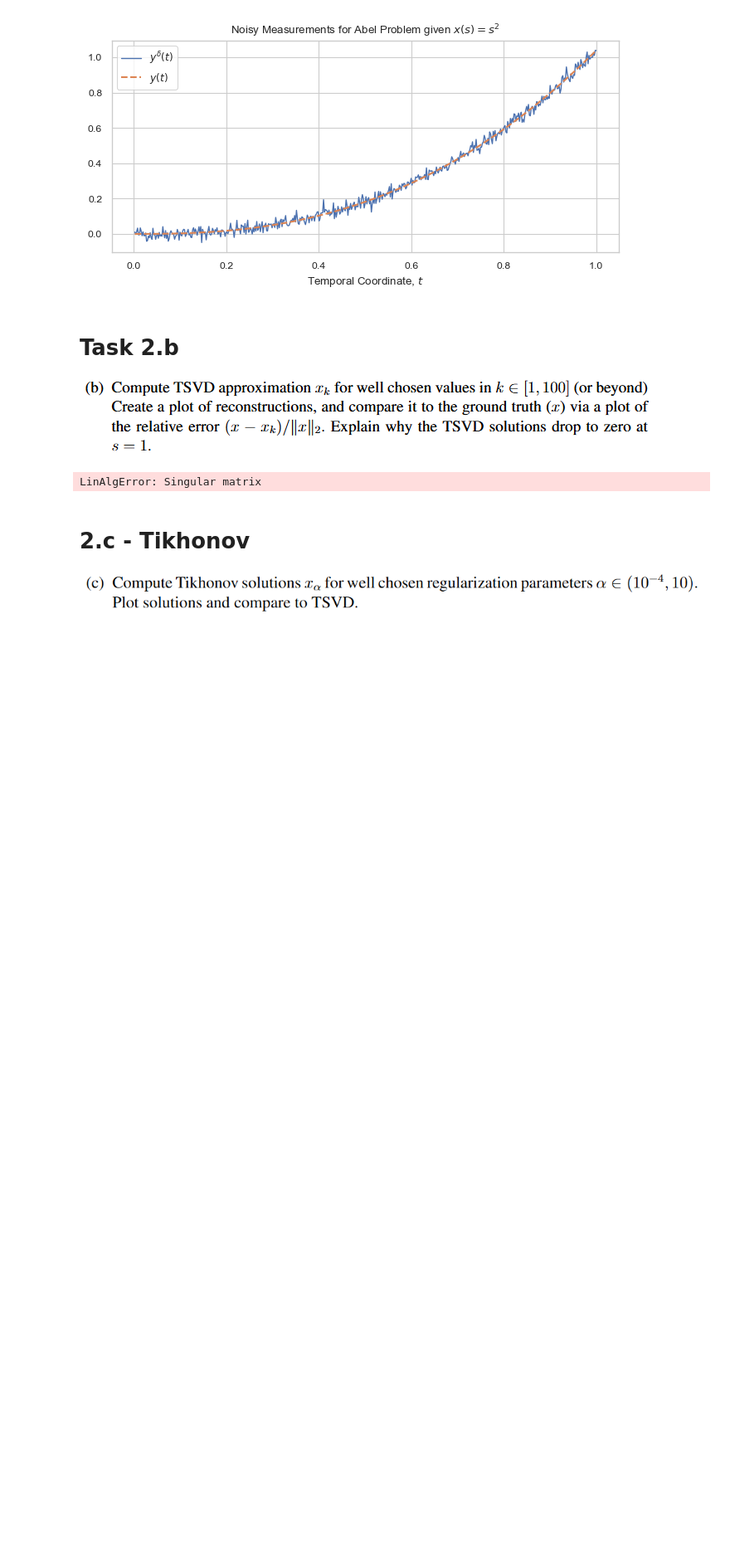
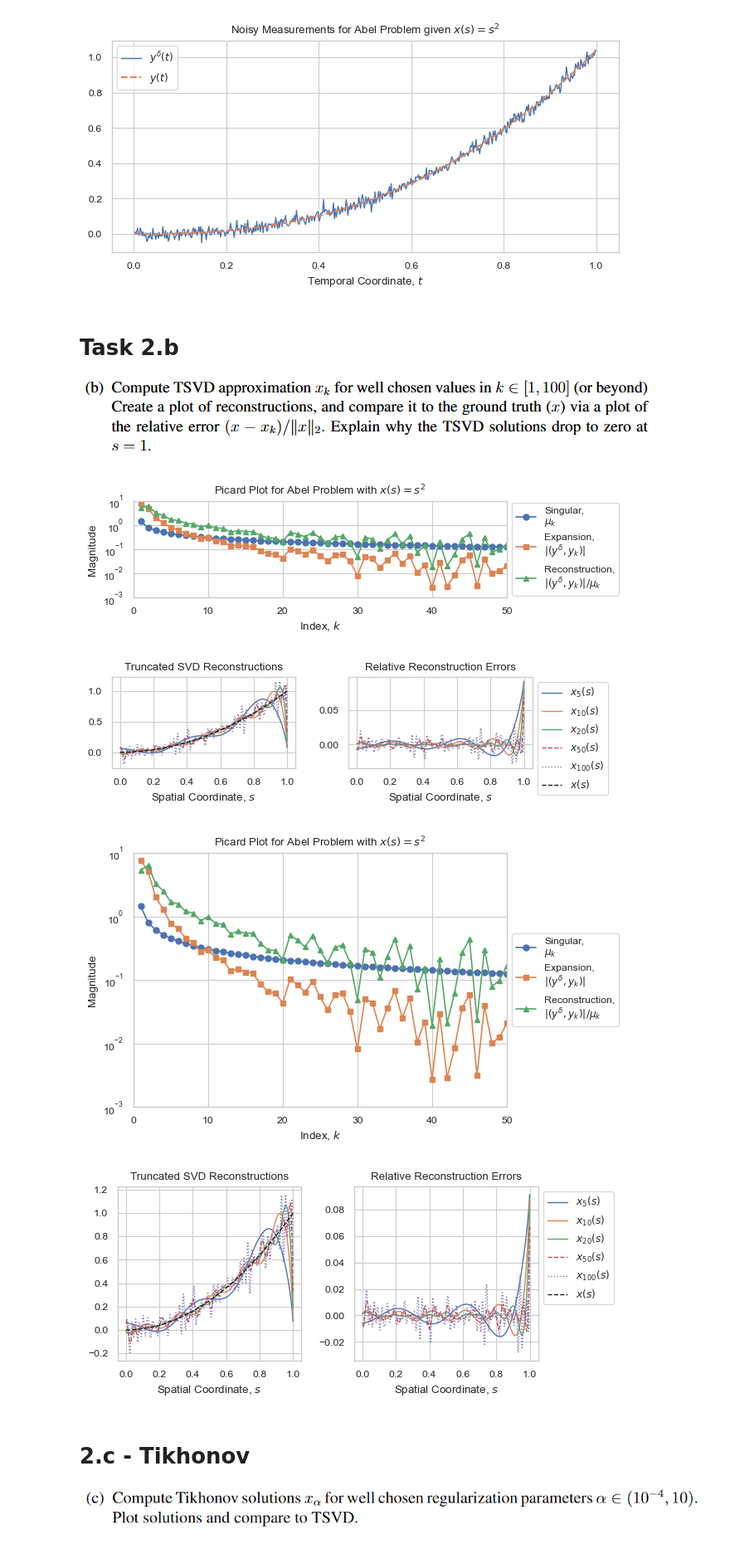
Before and after one commit to JeppeKlitgaard/DTU-02624-Inverse-Problems-and-Imaging, a Jupyter notebook: HW1/code.ipynb, the cells around one changed output. Shown at 83% size. Saved outputs shown, nothing was run; the diff lists cells and outputs as text; code cells hidden in the pictures; blank space fills up the shorter version.

```diff
--- a/HW1/code.ipynb
+++ b/HW1/code.ipynb
@@ -345,7 +328,7 @@ U, S, Vh = np.linalg.svd(A)
 expansion_coefficients = np.abs(U.T @ y_noisy)
 reconstruction_coefficients = expansion_coefficients / S
 # Perform Picard plot
-plt.figure(figsize=(PAPER_WIDTH_IN, 2.3))
+plt.figure(figsize=(PAPER_WIDTH_IN, 2.1))
 plt.title("Picard Plot for Abel Problem with $x(s) = s^2$")
 plt.plot(j, S, marker="o", ls="-", ms=5, label="Singular,\n$μ_k$")
 plt.plot(
@@ -412,34 +395,37 @@ for k in ks:
         relative_error = (x_true - x_reconstructed) / np.linalg.norm(x_true)
         ax_error.plot(s, relative_error, color=real_plot[0].get_color(), **plot_kws)
 
 ax_real.plot(s, x_true, label="$x(s)$", lw=1, ls="--", color="k")
 ax_real.set_xlabel("Spatial Coordinate, $s$")
 ax_error.set_xlabel("Spatial Coordinate, $s$")
 ax_real.set_title("Truncated SVD Reconstructions")
 ax_error.set_title("Relative Reconstruction Errors")
 
 # Legend stuff
 # Collect all handles and labels from both axes
 handles_real, labels_real = ax_real.get_legend_handles_labels()
 handles_error, labels_error = ax_error.get_legend_handles_labels()
 
 # Place combined legend on ax_error, to the right
 ax_error.legend(
     handles_real + handles_error,
     labels_real + labels_error,
     loc="upper left",
     bbox_to_anchor=(1, 1),
 )
 
 fig.tight_layout()
 fig.savefig(OUTPUT_DIR / "2_b_reconstructions.png", dpi=600, bbox_inches="tight")
 display(fig)
 
 fig.set_size_inches(PAPER_WIDTH_IN, 3)
 fig.tight_layout()
 fig.savefig(OUTPUT_DIR / "2_b_reconstructions_large.png", dpi=600, bbox_inches="tight")
 # %% [output]
-LinAlgError: Singular matrix
+[figure, added]
+[figure, added]
+[figure, added]
+[figure, added]
 # %% [markdown]
 # 2.c - Tikhonov
 ![image.png](attachment:image.png)
```
Also changed, not shown: parts of 4 cells of this notebook, 16 other files.
